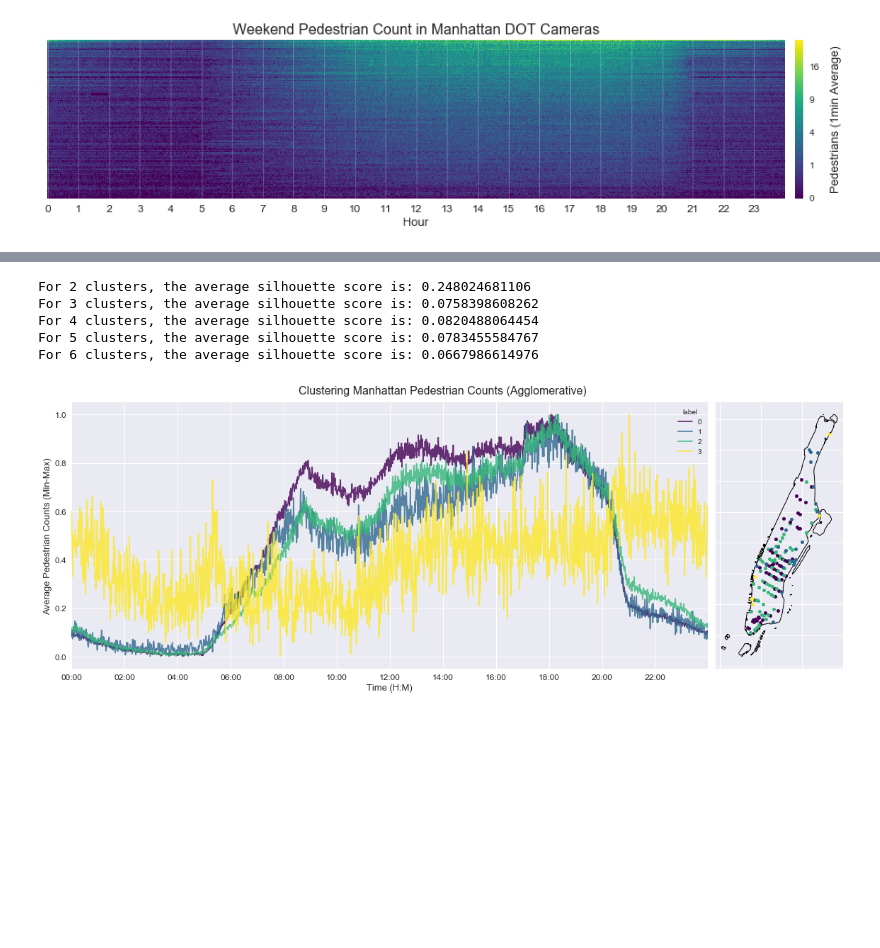
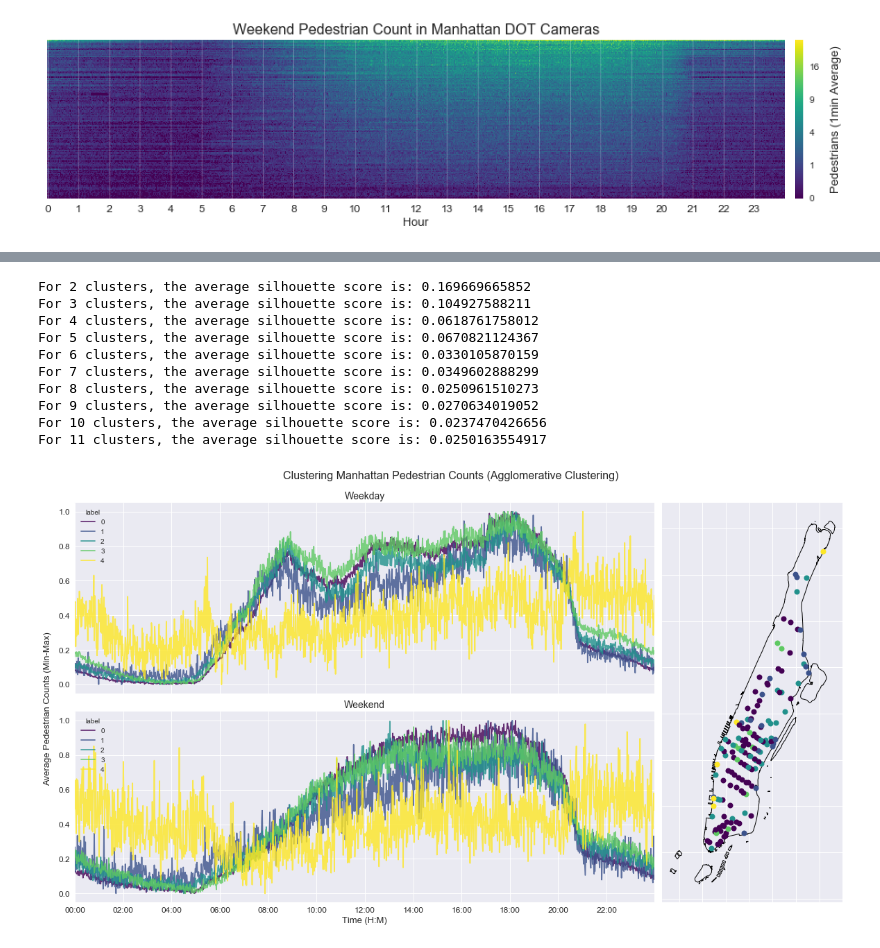
Before and after one commit to basyavasya-honmono/hadive, a Jupyter notebook: notebooks/1.0-JV-Analysis.ipynb, the cells around one changed output, grey strips where cells are left out. Cells and saved outputs as stored; diff of their text form; code cells hidden in the pictures; blank space fills up the shorter version.

```diff
--- a/notebooks/1.0-JV-Analysis.ipynb
+++ b/notebooks/1.0-JV-Analysis.ipynb
@@ -181,0 +222,14 @@ df_clust.head(2)
+# %%
+weekday_df = pd.concat(weekday_temp, axis=1)
+weekday_df = (weekday_df - weekday_df.min()) / (weekday_df.max() - weekday_df.min())
+weekday_df = weekday_df.T
+weekday_df.columns = pd.MultiIndex.from_tuples(map(lambda x: ("Weekday", x), weekday_df.columns))
+
+weekend_df = pd.concat(weekend_temp, axis=1)
+weekend_df = (weekend_df - weekend_df.min()) / (weekend_df.max() - weekend_df.min())
+weekend_df = weekend_df.T
+weekend_df.columns = pd.MultiIndex.from_tuples(map(lambda x: ("Weekend", x), weekend_df.columns))
+
+df_clust = weekday_df.merge(weekend_df, left_index=True, right_index=True)
+df_clust.index = pd.to_numeric(df_clust.index)
+df_clust.head()
@@ -224,38 +311,62 @@ plt.tight_layout()
 # %%
-for n_clusters in range(2, 7):
+for n_clusters in range(2, 12):
     clust = cluster.AgglomerativeClustering(n_clusters=n_clusters)
     clust_labels = clust.fit_predict(df_clust)
     print "For {} clusters, the average silhouette score is: {}".format(n_clusters, silhouette_score(df_clust, clust_labels))
 # %% [output]
-For 2 clusters, the average silhouette score is: 0.248024681106
-For 3 clusters, the average silhouette score is: 0.0758398608262
-For 4 clusters, the average silhouette score is: 0.0820488064454
-For 5 clusters, the average silhouette score is: 0.0783455584767
-For 6 clusters, the average silhouette score is: 0.0667986614976
+For 2 clusters, the average silhouette score is: 0.169669665852
+For 3 clusters, the average silhouette score is: 0.104927588211
+For 4 clusters, the average silhouette score is: 0.0618761758012
+For 5 clusters, the average silhouette score is: 0.0670821124367
+For 6 clusters, the average silhouette score is: 0.0330105870159
+For 7 clusters, the average silhouette score is: 0.0349602888299
+For 8 clusters, the average silhouette score is: 0.0250961510273
+For 9 clusters, the average silhouette score is: 0.0270634019052
+For 10 clusters, the average silhouette score is: 0.0237470426656
+For 11 clusters, the average silhouette score is: 0.0250163554917
 # %%
-clust = cluster.AgglomerativeClustering(n_clusters=4).fit(df_clust)
+clust = cluster.AgglomerativeClustering(n_clusters=5).fit(df_clust)
 labels = pd.DataFrame(zip(df_clust.index, clust.labels_), columns=["cam_id", "label"])
+labels.cam_id = pd.to_numeric(labels.cam_id)
 cams_clust = cams.merge(labels, on="cam_id", how="right")
 
-fig, [ax1, ax2] = plt.subplots(nrows=1, ncols=2, figsize=(16, 6), gridspec_kw = {'width_ratios':[5, 1]})
+fig = plt.figure(figsize=(16, 9))
+gs = gridspec.GridSpec(2, 2, width_ratios=[4, 1.25])
+ax1 = plt.subplot(gs[0])
+ax2 = plt.subplot(gs[:, 1])
+ax3 = plt.subplot(gs[2])
 
-df_clust_cams = df_clust.merge(labels.set_index("cam_id"), how="right", left_index=True, right_index=True)
-df_clust_mean = df_clust_cams.groupby("label").mean().T
-df_clust_mean = (df_clust_mean - df_clust_mean.min()) / (df_clust_mean.max() - df_clust_mean.min())
-df_clust_mean.plot(ax=ax1, cmap="viridis", alpha=0.8)
+df_clust_weekday = df_clust[["Weekday"]]
+df_clust_weekday.columns = df_clust_weekday.columns.droplevel()
+df_clust_weekday = df_clust_weekday.merge(labels.set_index("cam_id"), how="right", left_index=True, right_index=True)
+df_clust_weekday = df_clust_weekday.groupby("label").mean().T
+df_clust_weekday = (df_clust_weekday - df_clust_weekday.min()) / (df_clust_weekday.max() - df_clust_weekday.min())
+df_clust_weekday.plot(ax=ax1, cmap="viridis", alpha=0.8)
+
+df_clust_weekend = df_clust[["Weekend"]]
+df_clust_weekend.columns = df_clust_weekend.columns.droplevel()
+df_clust_weekend = df_clust_weekend.merge(labels.set_index("cam_id"), how="right", left_index=True, right_index=True)
+df_clust_weekend = df_clust_weekend.groupby("label").mean().T
+df_clust_weekend = (df_clust_weekend - df_clust_weekend.min()) / (df_clust_weekend.max() - df_clust_weekend.min())
+df_clust_weekend.plot(ax=ax3, cmap="viridis", alpha=0.8)
 
 nyc[nyc["BoroName"] == "Manhattan"].plot(ax=ax2, facecolor="none")
-cams_clust.plot(ax=ax2, column="label", cmap="viridis", markersize=5)
+cams_clust.plot(ax=ax2, column="label", cmap="viridis", markersize=8)
 
+fig.text(-0.01, 0.5, "Average Pedestrian Counts (Min-Max)", va="center", rotation="vertical", fontsize=13)
+ax1.set_xticklabels([])
+ax1.tick_params(axis="both", which="both", labelsize=12)
+ax1.set_title("Weekday", fontsize=14)
 ax1.xaxis.set_major_locator(mdates.HourLocator(interval=2))
-ax1.xaxis.set_major_formatter(mdates.DateFormatter("%H:%M"))
-ax1.set_ylabel("Average Pedestrian Counts (Min-Max)", fontsize=13)
-ax1.set_xlabel("Time (H:M)", fontsize=13)
-ax1.tick_params(axis="both", which="both", labelsize=12)
 ax2.set_xticklabels([])
 ax2.set_yticklabels([])
-fig.suptitle("Clustering Manhattan Pedestrian Counts (Agglomerative)", fontsize=16, y=1.03)
+ax3.set_title("Weekend", fontsize=14)
+ax3.set_xlabel("Time (H:M)", fontsize=13)
+ax3.xaxis.set_major_locator(mdates.HourLocator(interval=2))
+ax3.xaxis.set_major_formatter(mdates.DateFormatter("%H:%M"))
+ax3.tick_params(axis="both", which="both", labelsize=12)
+fig.suptitle("Clustering Manhattan Pedestrian Counts (Agglomerative Clustering)", fontsize=16, y=1.03)
 fig.autofmt_xdate(rotation=0, ha="center")
 plt.tight_layout()
 # %% [output]
-[figure, old version]
+[figure, new version]
```
Also changed, not shown: parts of 16 cells of this notebook, 1 other file.
